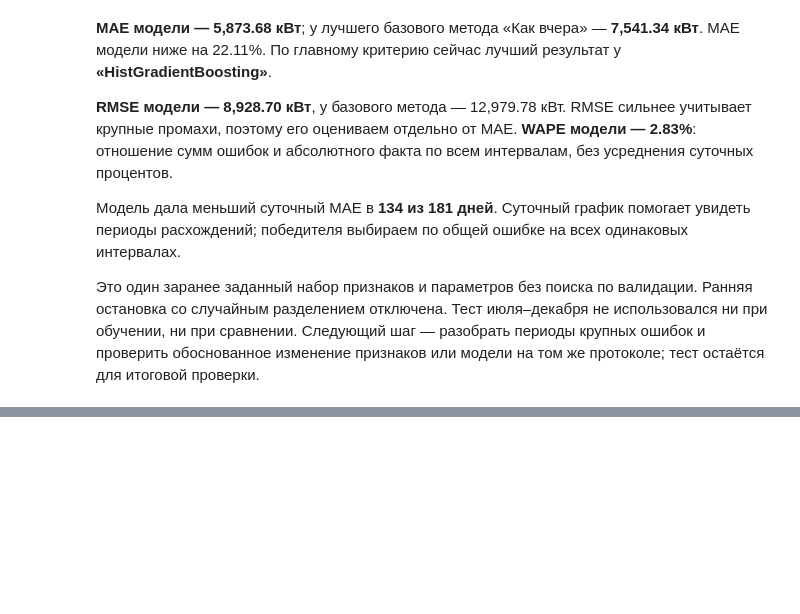
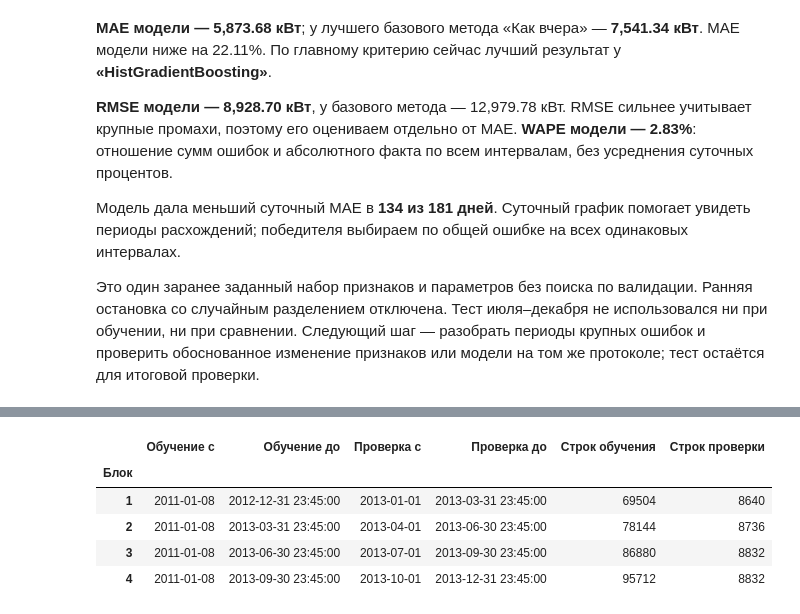
Before and after one commit to vladmaksurov-ai/ElectricityLoad, a Jupyter notebook: notebooks/ML_ElectricityLoad.ipynb, the cells around one changed output, grey strips where cells are left out. Saved outputs shown, nothing was run; the diff lists cells and outputs as text; code cells hidden in the pictures; blank space fills up the shorter version.

```diff
--- a/notebooks/ML_ElectricityLoad.ipynb
+++ b/notebooks/ML_ElectricityLoad.ipynb
@@ -423,0 +479,14 @@ display(Markdown(format_boosting_conclusions(experiment3)))
+# %%
+search3_1 = search_boosting_parameters(
+    train["total_power_kw"], HGB_PARAMETERS, PARAMETER_SPACE, CV_WINDOWS,
+    n_candidates=N_CANDIDATES, random_state=SEARCH_RANDOM_STATE,
+    interval_minutes=INTERVAL_MINUTES, output_dir=TUNING_OUTPUT_DIR,
+)
+display(get_tuning_fold_table(search3_1))
+# %% [output]
+|  | Обучение с | Обучение до | Проверка с | Проверка до | Строк обучения | Строк проверки |
+| Блок |  |  |  |  |  |  |
+| 1 | 2011-01-08 | 2012-12-31 23:45:00 | 2013-01-01 | 2013-03-31 23:45:00 | 69504 | 8640 |
+| 2 | 2011-01-08 | 2013-03-31 23:45:00 | 2013-04-01 | 2013-06-30 23:45:00 | 78144 | 8736 |
+| 3 | 2011-01-08 | 2013-06-30 23:45:00 | 2013-07-01 | 2013-09-30 23:45:00 | 86880 | 8832 |
+| 4 | 2011-01-08 | 2013-09-30 23:45:00 | 2013-10-01 | 2013-12-31 23:45:00 | 95712 | 8832 |
```
Also changed, not shown: parts of 15 cells of this notebook, 4 other files.
